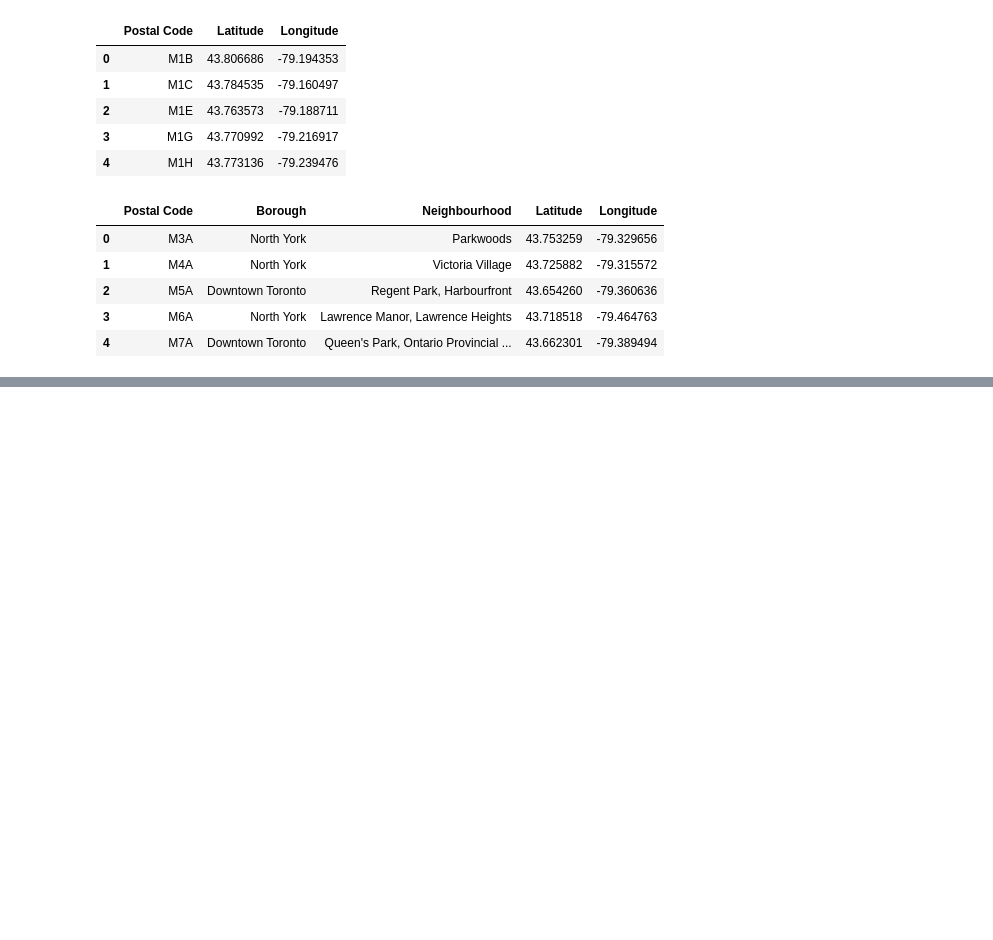
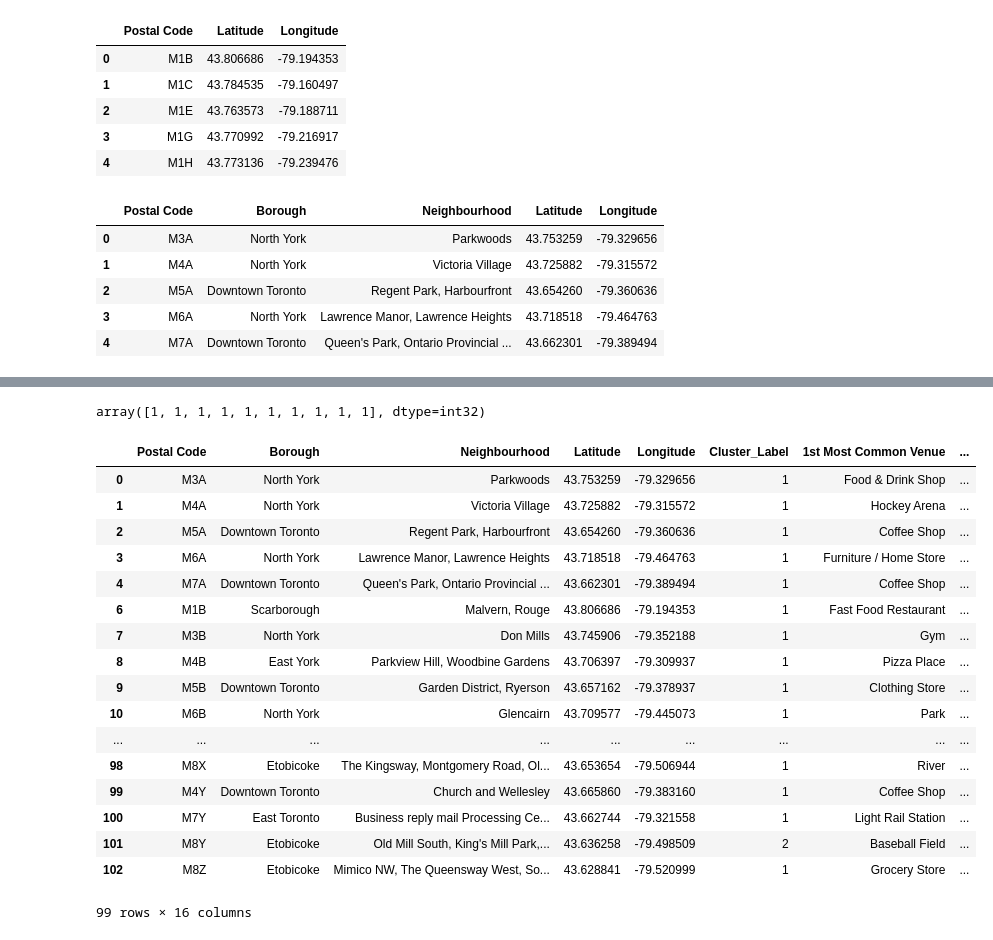
Before and after one commit to Dave-Webb86/Coursera_Capstone, a Jupyter notebook: Toronto Segmenting Assignment.ipynb, the cells around one changed output, grey strips where cells are left out. Saved outputs shown, nothing was run; the diff lists cells and outputs as text; code cells hidden in the pictures; blank space fills up the shorter version.

```diff
--- a/Toronto Segmenting Assignment.ipynb
+++ b/Toronto Segmenting Assignment.ipynb
@@ -73,3 +73,8 @@ df2.head()
 | 2 | M5A | Downtown Toronto | Regent Park, Harbourfront | 43.654260 | -79.360636 |
 | 3 | M6A | North York | Lawrence Manor, Lawrence Heights | 43.718518 | -79.464763 |
 | 4 | M7A | Downtown Toronto | Queen's Park, Ontario Provincial ... | 43.662301 | -79.389494 |
+# %%
+# Toronto latitude and longotude co-ordinates looked up online
+
+T_lat = 43.6532
+T_long = -79.3832
@@ -75,0 +236,5 @@ df2.head()
+# %%
+# group data to generate relative venue numbers at each borough
+
+Toronto_grouped = Toronto_onehot.groupby('Neighbourhood').mean().reset_index()
+Toronto_grouped.head()
@@ -75,0 +325,53 @@ df2.head()
+# %%
+# set up kmeans clustering algorithm for the data set
+
+from sklearn.cluster import KMeans
+
+# use 5 clusters similar to manhattan example
+kclusters = 5
+
+Toronto_grouped_clustering = Toronto_grouped.drop('Neighbourhood', 1)
+
+# run k-means clustering
+kmeans = KMeans(n_clusters=kclusters, random_state=0).fit(Toronto_grouped_clustering)
+
+# check cluster labels generated for each row in the dataframe
+kmeans.labels_[0:10]
+# %% [output]
+array([1, 1, 1, 1, 1, 1, 1, 1, 1, 1], dtype=int32)
+# %%
+# add clustering labels to dataframe
+
+neighbourhoods_venues_sorted.insert(0, 'Cluster_Label', kmeans.labels_)
+# %%
+Toronto_merged = df2
+
+# merge toronto_grouped with toronto_data to add latitude/longitude for each neighborhood
+
+Toronto_merged = Toronto_merged.join(neighbourhoods_venues_sorted.set_index('Neighbourhood'), on='Neighbourhood')
+
+# neighbourhoods with errors dropped from dataset
+Toronto_merged.dropna(inplace = True)
+
+Toronto_merged.Cluster_Label = Toronto_merged.Cluster_Label.astype(int)
+
+Toronto_merged
+# %% [output]
+|  | Postal Code | Borough | Neighbourhood | Latitude | Longitude | Cluster_Label | 1st Most Common Venue | ... |
+| 0 | M3A | North York | Parkwoods | 43.753259 | -79.329656 | 1 | Food & Drink Shop | ... |
+| 1 | M4A | North York | Victoria Village | 43.725882 | -79.315572 | 1 | Hockey Arena | ... |
+| 2 | M5A | Downtown Toronto | Regent Park, Harbourfront | 43.654260 | -79.360636 | 1 | Coffee Shop | ... |
+| 3 | M6A | North York | Lawrence Manor, Lawrence Heights | 43.718518 | -79.464763 | 1 | Furniture / Home Store | ... |
+| 4 | M7A | Downtown Toronto | Queen's Park, Ontario Provincial ... | 43.662301 | -79.389494 | 1 | Coffee Shop | ... |
+| 6 | M1B | Scarborough | Malvern, Rouge | 43.806686 | -79.194353 | 1 | Fast Food Restaurant | ... |
+| 7 | M3B | North York | Don Mills | 43.745906 | -79.352188 | 1 | Gym | ... |
+| 8 | M4B | East York | Parkview Hill, Woodbine Gardens | 43.706397 | -79.309937 | 1 | Pizza Place | ... |
+| 9 | M5B | Downtown Toronto | Garden District, Ryerson | 43.657162 | -79.378937 | 1 | Clothing Store | ... |
+| 10 | M6B | North York | Glencairn | 43.709577 | -79.445073 | 1 | Park | ... |
+| ... | ... | ... | ... | ... | ... | ... | ... | ... |
+| 98 | M8X | Etobicoke | The Kingsway, Montgomery Road, Ol... | 43.653654 | -79.506944 | 1 | River | ... |
+| 99 | M4Y | Downtown Toronto | Church and Wellesley | 43.665860 | -79.383160 | 1 | Coffee Shop | ... |
+| 100 | M7Y | East Toronto | Business reply mail Processing Ce... | 43.662744 | -79.321558 | 1 | Light Rail Station | ... |
+| 101 | M8Y | Etobicoke | Old Mill South, King's Mill Park,... | 43.636258 | -79.498509 | 2 | Baseball Field | ... |
+| 102 | M8Z | Etobicoke | Mimico NW, The Queensway West, So... | 43.628841 | -79.520999 | 1 | Grocery Store | ... |
+99 rows × 16 columns
```
Also changed, not shown: parts of 12 cells of this notebook.
